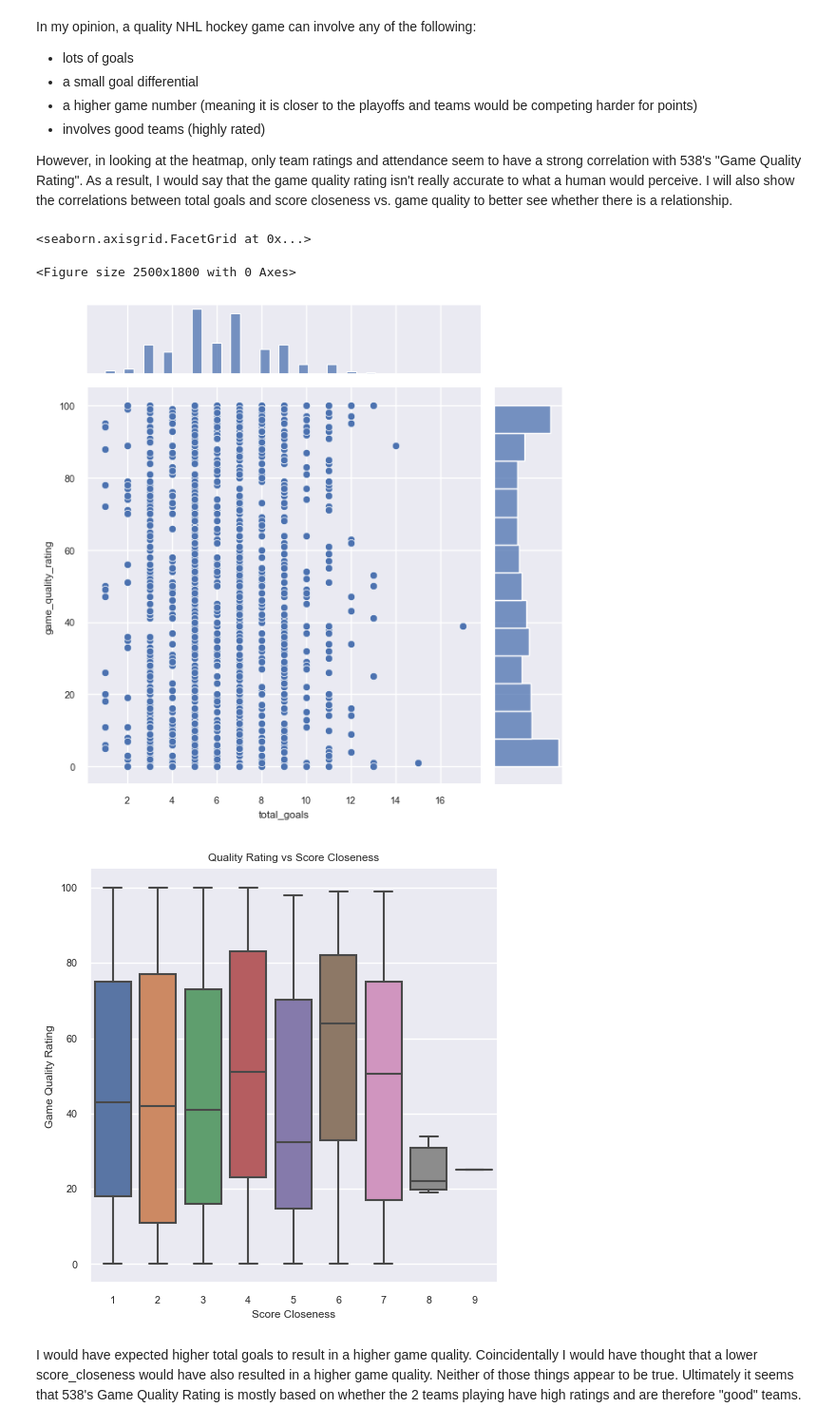
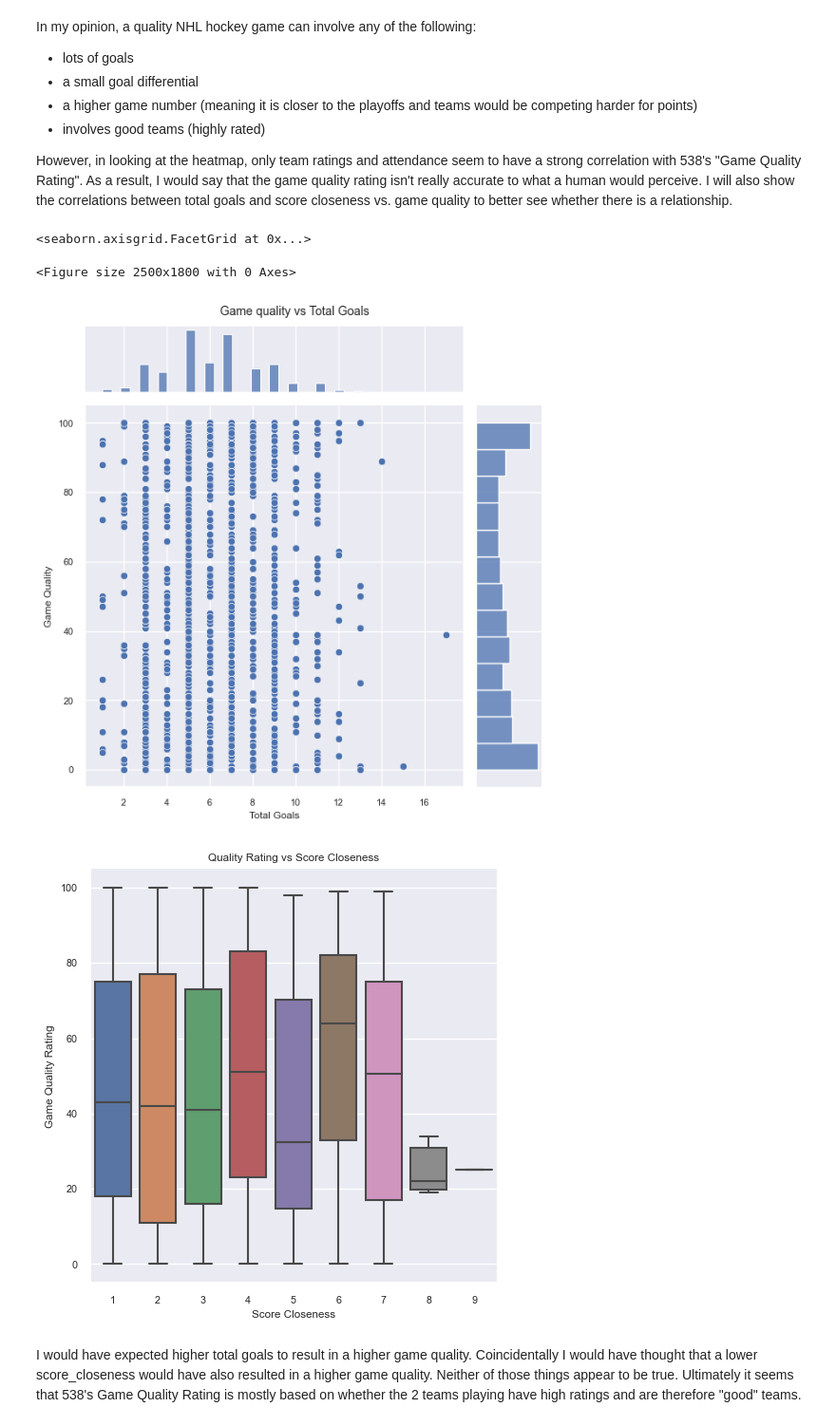
Before and after one commit to ubco-W2022T1-cosc301/project-group10, a Jupyter notebook: notebooks/analysis3.ipynb, the cells around one changed output. Shown at 95% size. Drawn from its saved outputs; the diff is of its cells as text; code cells hidden in the pictures.

```diff
--- a/notebooks/analysis3.ipynb
+++ b/notebooks/analysis3.ipynb
@@ -367,14 +367,16 @@ However, in looking at the heatmap, only team ratings and attendance seem to hav
 As a result, I would say that the game quality rating isn't really accurate to what a human would perceive. I will also show the correlations between total goals and score closeness vs. game quality to better see whether there is a relationship.
 # %%
 plt.figure(figsize=(25,18))
-sns.jointplot(x='total_goals',y='game_quality_rating',data=df_quality)
+ax = sns.jointplot(x='total_goals',y='game_quality_rating',data=df_quality)
+ax.fig.suptitle("Game quality vs Total Goals", y=1.02)
+ax.set_axis_labels('Total Goals', 'Game Quality')
 
-ax = sns.catplot(x='score_closeness',y='game_quality_rating',data=df_quality, kind='box')
-ax.set(xlabel='Score Closeness', ylabel='Game Quality Rating', title='Quality Rating vs Score Closeness')
+ax1 = sns.catplot(x='score_closeness',y='game_quality_rating',data=df_quality, kind='box')
+ax1.set(xlabel='Score Closeness', ylabel='Game Quality Rating', title='Quality Rating vs Score Closeness')
 # %% [output]
 <seaborn.axisgrid.FacetGrid at 0x...>
 <Figure size 2500x1800 with 0 Axes>
-[figure, old version]
+[figure, new version]
 [figure]
 # %% [markdown]
 I would have expected higher total goals to result in a higher game quality. Coincidentally I would have thought that a lower score_closeness would have also resulted in a higher game quality. Neither of those things appear to be true. Ultimately it seems that 538's Game Quality Rating is mostly based on whether the 2 teams playing have high ratings and are therefore "good" teams.
```
Also changed, not shown: 4 other files.
